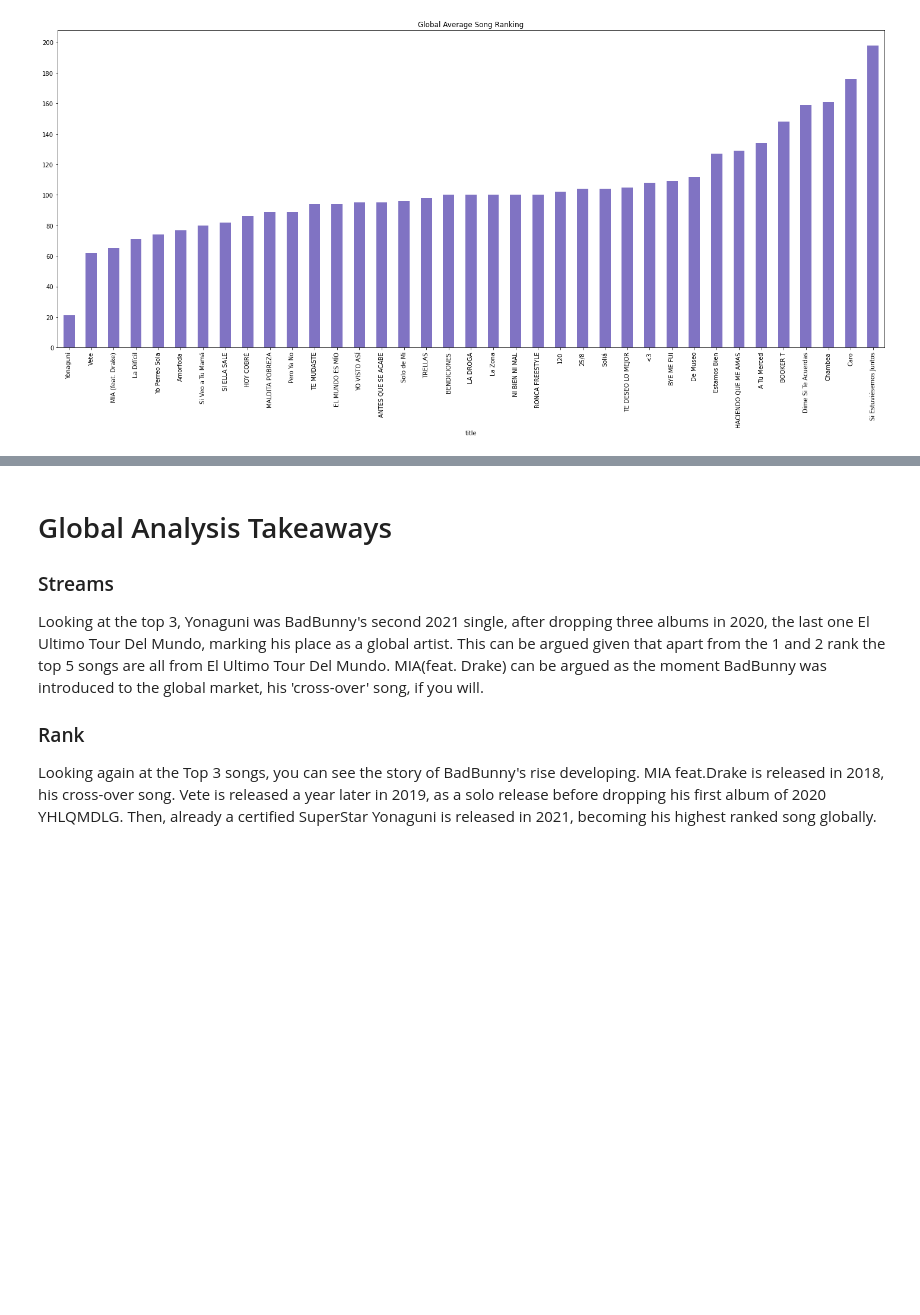
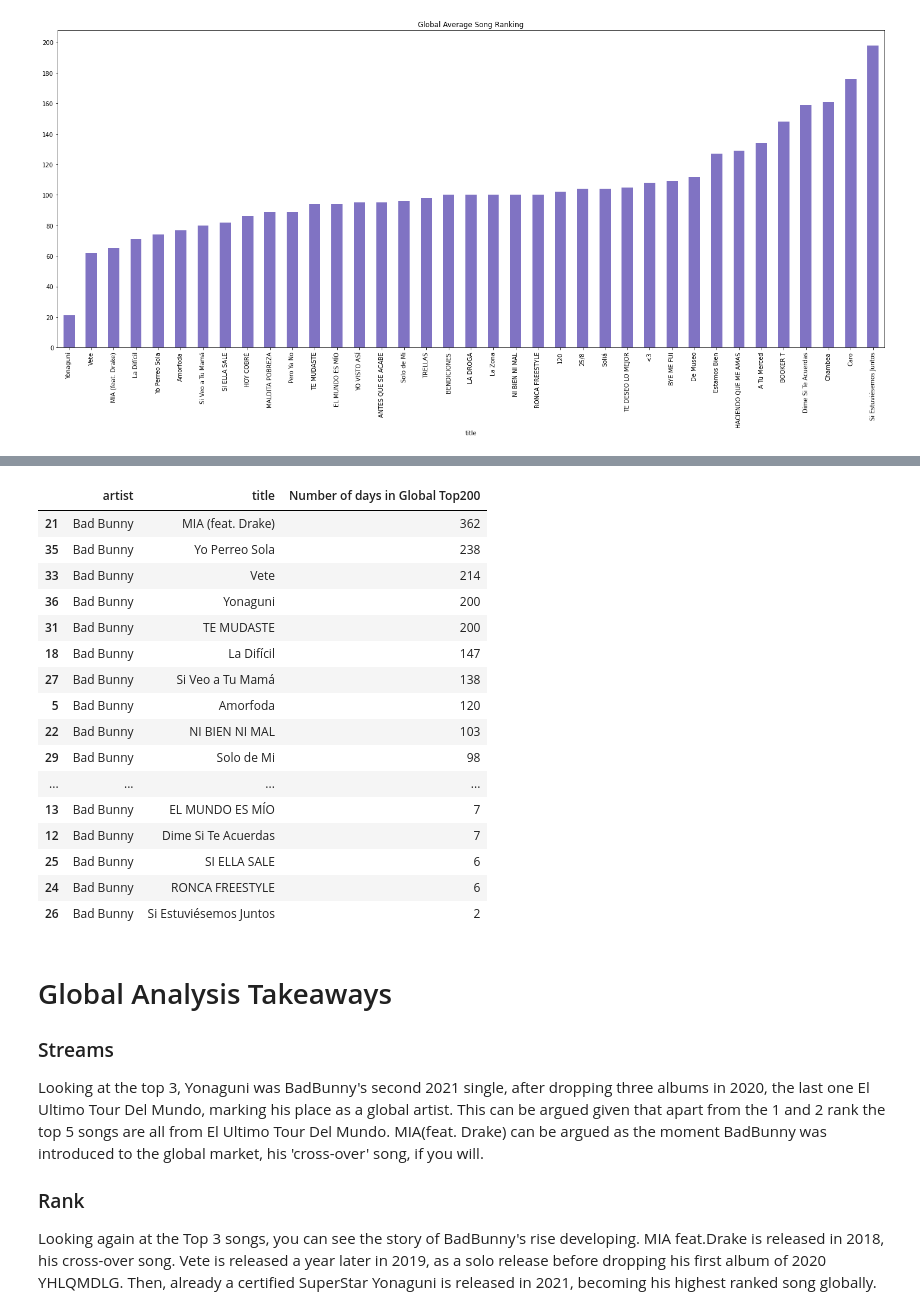
Before and after one commit to ccromperla/EDA_BadBunny, a Jupyter notebook: EDA_BadBunny.ipynb, the cells around one changed output, grey strips where cells are left out. Saved outputs shown, nothing was run; the diff lists cells and outputs as text; code cells hidden in the pictures; blank space fills up the shorter version.

```diff
--- a/EDA_BadBunny.ipynb
+++ b/EDA_BadBunny.ipynb
@@ -109,0 +120,21 @@ plt.savefig("plots/global_avg_rank.png")
+# %%
+# Songs that charted,
+n_days.sort_values(by='Number of days in Global Top200', ascending=False)
+# %% [output]
+|  | artist | title | Number of days in Global Top200 |
+| 21 | Bad Bunny | MIA (feat. Drake) | 362 |
+| 35 | Bad Bunny | Yo Perreo Sola | 238 |
+| 33 | Bad Bunny | Vete | 214 |
+| 36 | Bad Bunny | Yonaguni | 200 |
+| 31 | Bad Bunny | TE MUDASTE | 200 |
+| 18 | Bad Bunny | La Difícil | 147 |
+| 27 | Bad Bunny | Si Veo a Tu Mamá | 138 |
+| 5 | Bad Bunny | Amorfoda | 120 |
+| 22 | Bad Bunny | NI BIEN NI MAL | 103 |
+| 29 | Bad Bunny | Solo de Mi | 98 |
+| ... | ... | ... | ... |
+| 13 | Bad Bunny | EL MUNDO ES MÍO | 7 |
+| 12 | Bad Bunny | Dime Si Te Acuerdas | 7 |
+| 25 | Bad Bunny | SI ELLA SALE | 6 |
+| 24 | Bad Bunny | RONCA FREESTYLE | 6 |
+| 26 | Bad Bunny | Si Estuviésemos Juntos | 2 |
```
Also changed, not shown: parts of 13 cells of this notebook, 4 other files.
